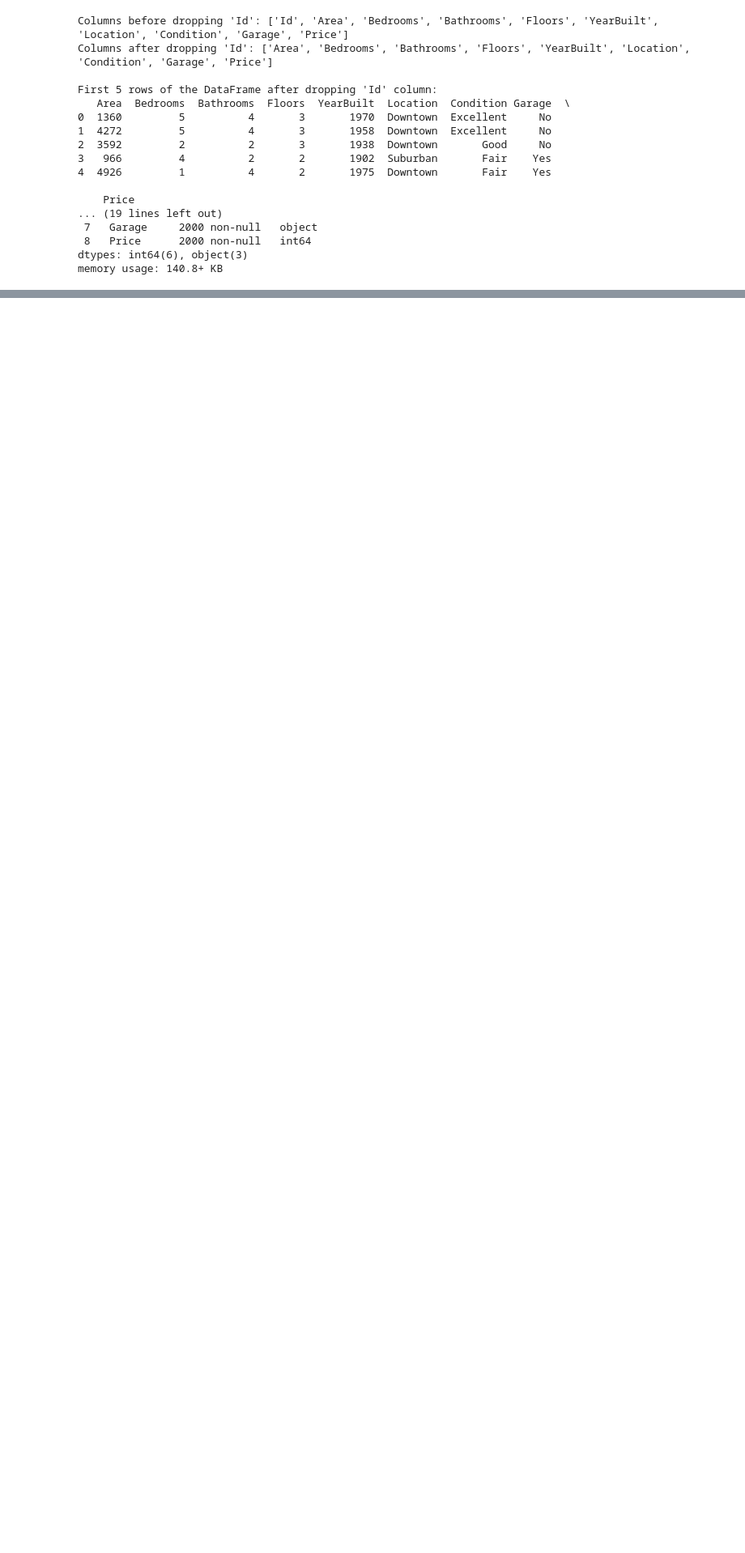
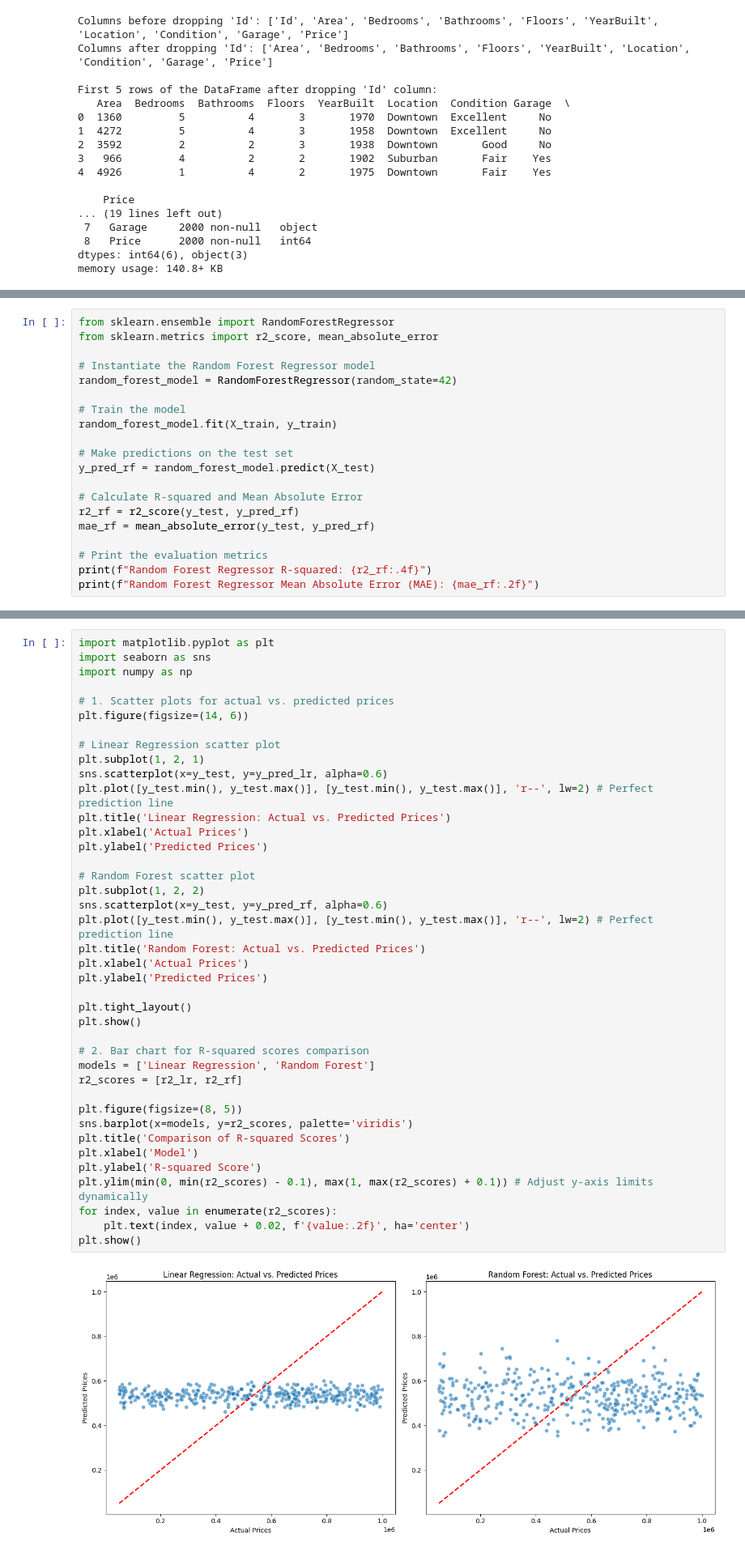
Before and after one commit to chaudhary-hadi27/Hands-On-ML-with-SK-Learn-Keras-and-TF, a Jupyter notebook: part1/chapter_02/lets_dirty_your_hand.ipynb, the cells around one changed output, grey strips where cells are left out. Shown at 81% size. Saved outputs shown, nothing was run; the diff lists cells and outputs as text; blank space fills up the shorter version.

```diff
--- a/part1/chapter_02/lets_dirty_your_hand.ipynb
+++ b/part1/chapter_02/lets_dirty_your_hand.ipynb
@@ -360,0 +457,20 @@ memory usage: 140.8+ KB
+# %%
+from sklearn.ensemble import RandomForestRegressor
+from sklearn.metrics import r2_score, mean_absolute_error
+
+# Instantiate the Random Forest Regressor model
+random_forest_model = RandomForestRegressor(random_state=42)
+
+# Train the model
+random_forest_model.fit(X_train, y_train)
+
+# Make predictions on the test set
+y_pred_rf = random_forest_model.predict(X_test)
+
+# Calculate R-squared and Mean Absolute Error
+r2_rf = r2_score(y_test, y_pred_rf)
+mae_rf = mean_absolute_error(y_test, y_pred_rf)
+
+# Print the evaluation metrics
+print(f"Random Forest Regressor R-squared: {r2_rf:.4f}")
+print(f"Random Forest Regressor Mean Absolute Error (MAE): {mae_rf:.2f}")
@@ -360,0 +488,42 @@ memory usage: 140.8+ KB
+# %%
+import matplotlib.pyplot as plt
+import seaborn as sns
+import numpy as np
+
+# 1. Scatter plots for actual vs. predicted prices
+plt.figure(figsize=(14, 6))
+
+# Linear Regression scatter plot
+plt.subplot(1, 2, 1)
+sns.scatterplot(x=y_test, y=y_pred_lr, alpha=0.6)
+plt.plot([y_test.min(), y_test.max()], [y_test.min(), y_test.max()], 'r--', lw=2) # Perfect prediction line
+plt.title('Linear Regression: Actual vs. Predicted Prices')
+plt.xlabel('Actual Prices')
+plt.ylabel('Predicted Prices')
+
+# Random Forest scatter plot
+plt.subplot(1, 2, 2)
+sns.scatterplot(x=y_test, y=y_pred_rf, alpha=0.6)
+plt.plot([y_test.min(), y_test.max()], [y_test.min(), y_test.max()], 'r--', lw=2) # Perfect prediction line
+plt.title('Random Forest: Actual vs. Predicted Prices')
+plt.xlabel('Actual Prices')
+plt.ylabel('Predicted Prices')
+
+plt.tight_layout()
+plt.show()
+
+# 2. Bar chart for R-squared scores comparison
+models = ['Linear Regression', 'Random Forest']
+r2_scores = [r2_lr, r2_rf]
+
+plt.figure(figsize=(8, 5))
+sns.barplot(x=models, y=r2_scores, palette='viridis')
+plt.title('Comparison of R-squared Scores')
+plt.xlabel('Model')
+plt.ylabel('R-squared Score')
+plt.ylim(min(0, min(r2_scores) - 0.1), max(1, max(r2_scores) + 0.1)) # Adjust y-axis limits dynamically
+for index, value in enumerate(r2_scores):
+    plt.text(index, value + 0.02, f'{value:.2f}', ha='center')
+plt.show()
+# %% [output]
+[figure, added]
```
Also changed, not shown: parts of 19 cells of this notebook.
